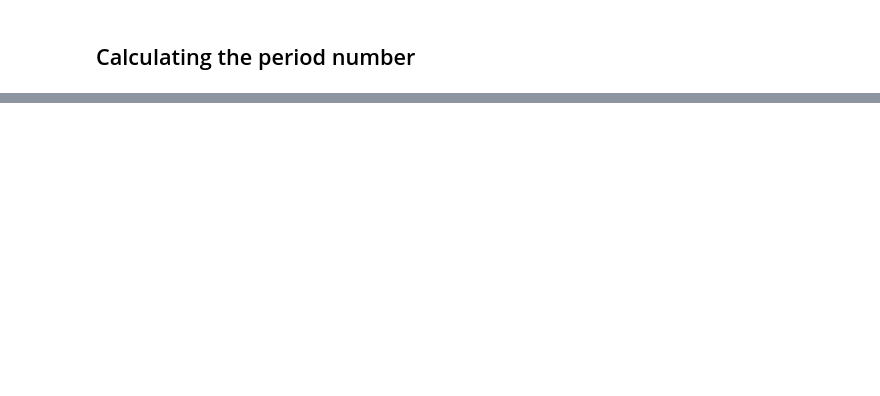
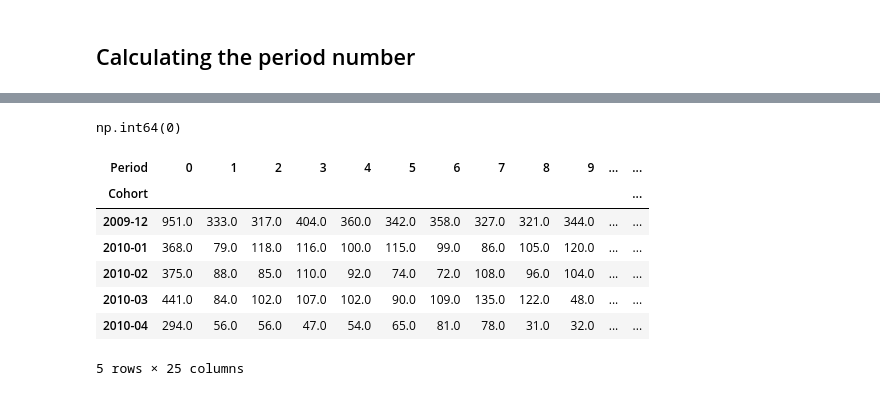
Before and after one commit to tjturner9/retail-analysis, a Jupyter notebook: notebooks/cohort retention analysis.ipynb, the cells around one changed output, grey strips where cells are left out. Cells and saved outputs as stored; diff of their text form; code cells hidden in the pictures; blank space fills up the shorter version.

```diff
--- a/notebooks/cohort retention analysis.ipynb
+++ b/notebooks/cohort retention analysis.ipynb
@@ -67,2 +67,5 @@ df.sample(10)
 # %% [markdown]
 ## Calculating the period number
+# %%
+df['period'] = (df['InvoiceDate'].dt.to_period('M').astype(int) - df['Cohort'].astype(int))
+df
@@ -68,0 +86,19 @@ df.sample(10)
+# %%
+cohort_data = df.groupby(['Cohort', 'period'])['Customer ID'].nunique().reset_index()
+cohort_data.columns = ['Cohort', 'Period', 'Customers']
+# %%
+cohort_data['Period'].min()
+# %% [output]
+np.int64(0)
+# %%
+cohort_matrix = cohort_data.pivot_table(index='Cohort', columns='Period', values='Customers')
+cohort_matrix.head()
+# %% [output]
+| Period | 0 | 1 | 2 | 3 | 4 | 5 | 6 | 7 | 8 | 9 | ... | ... |
+| Cohort |  |  |  |  |  |  |  |  |  |  |  | ... |
+| 2009-12 | 951.0 | 333.0 | 317.0 | 404.0 | 360.0 | 342.0 | 358.0 | 327.0 | 321.0 | 344.0 | ... | ... |
+| 2010-01 | 368.0 | 79.0 | 118.0 | 116.0 | 100.0 | 115.0 | 99.0 | 86.0 | 105.0 | 120.0 | ... | ... |
+| 2010-02 | 375.0 | 88.0 | 85.0 | 110.0 | 92.0 | 74.0 | 72.0 | 108.0 | 96.0 | 104.0 | ... | ... |
+| 2010-03 | 441.0 | 84.0 | 102.0 | 107.0 | 102.0 | 90.0 | 109.0 | 135.0 | 122.0 | 48.0 | ... | ... |
+| 2010-04 | 294.0 | 56.0 | 56.0 | 47.0 | 54.0 | 65.0 | 81.0 | 78.0 | 31.0 | 32.0 | ... | ... |
+5 rows × 25 columns
```
Also changed, not shown: parts of 6 cells of this notebook, 4 other files.
